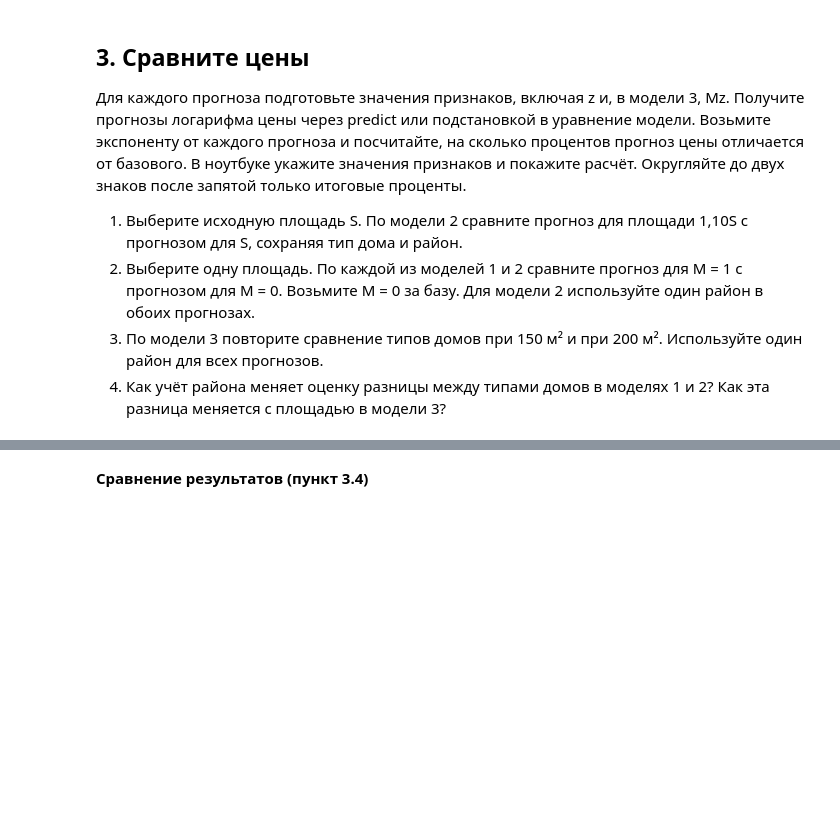
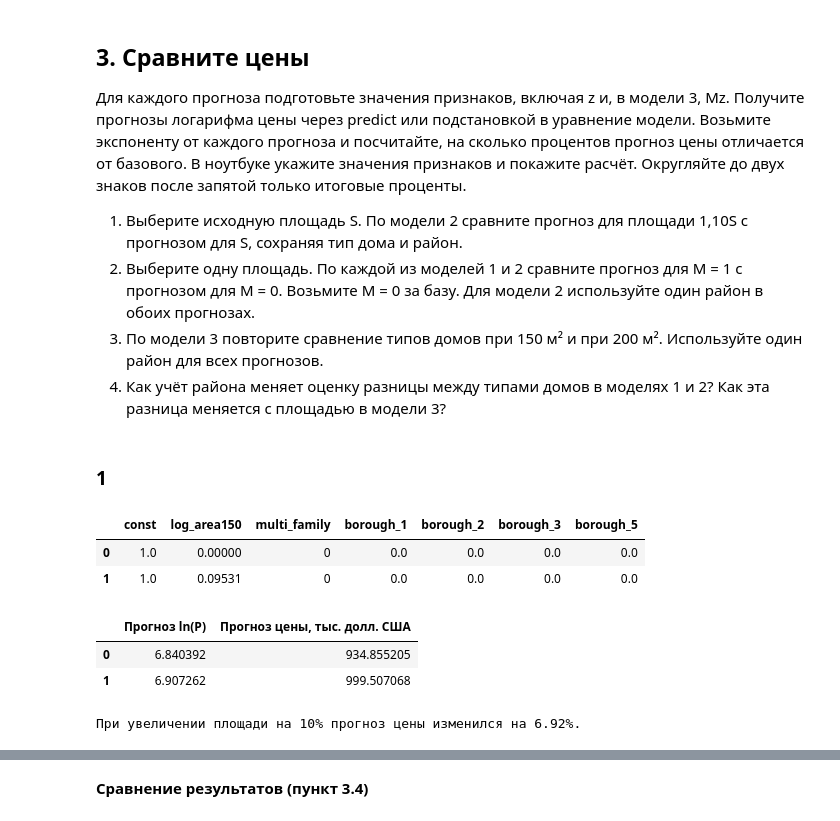
Before and after one commit to Lancet03/Econometrics_homework_1, a Jupyter notebook: ДЗ_01.ipynb, the cells around one changed output, grey strips where cells are left out. Saved outputs shown, nothing was run; the diff lists cells and outputs as text; code cells hidden in the pictures; blank space fills up the shorter version.

```diff
--- a/ДЗ_01.ipynb
+++ b/ДЗ_01.ipynb
@@ -480,5 +496,31 @@ Notes:
+# %% [markdown]
+### 1
 # %%
 # 3.1. Увеличение площади на 10%, модель 2
 # Подготовьте отдельную строку с признаками для каждого прогноза.
+X_comp_1 = make_X(area=[synthetic_S, synthetic_S * 1.1], multi_family=[0, 0], borough=[4, 4])
+X_comp_1 = X_comp_1[X_2.columns]
 
-# Ваш код
+predict_1 = res_2.predict(X_comp_1).to_frame(
+    name='Прогноз ln(P)'
+)
+
+predict_1['Прогноз цены, тыс. долл. США'] = np.exp(
+    predict_1['Прогноз ln(P)']
+)
+
+prices = predict_1['Прогноз цены, тыс. долл. США']
+change_pct = (prices.iloc[1] / prices.iloc[0] - 1) * 100
+
+
+display(X_comp_1)
+display(predict_1)
+print(f'При увеличении площади на 10% прогноз цены изменился на {change_pct:.2f}%.')
+# %% [output]
+|  | const | log_area150 | multi_family | borough_1 | borough_2 | borough_3 | borough_5 |
+| 0 | 1.0 | 0.00000 | 0 | 0.0 | 0.0 | 0.0 | 0.0 |
+| 1 | 1.0 | 0.09531 | 0 | 0.0 | 0.0 | 0.0 | 0.0 |
+|  | Прогноз ln(P) | Прогноз цены, тыс. долл. США |
+| 0 | 6.840392 | 934.855205 |
+| 1 | 6.907262 | 999.507068 |
+При увеличении площади на 10% прогноз цены изменился на 6.92%.
```
Also changed, not shown: parts of 17 cells of this notebook.
